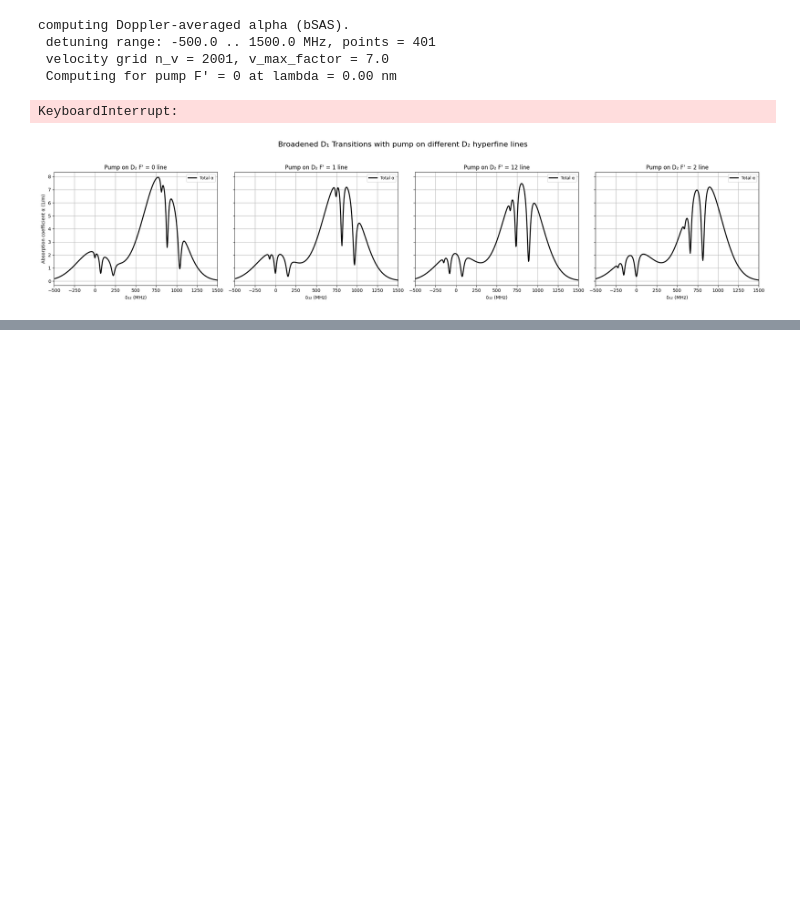
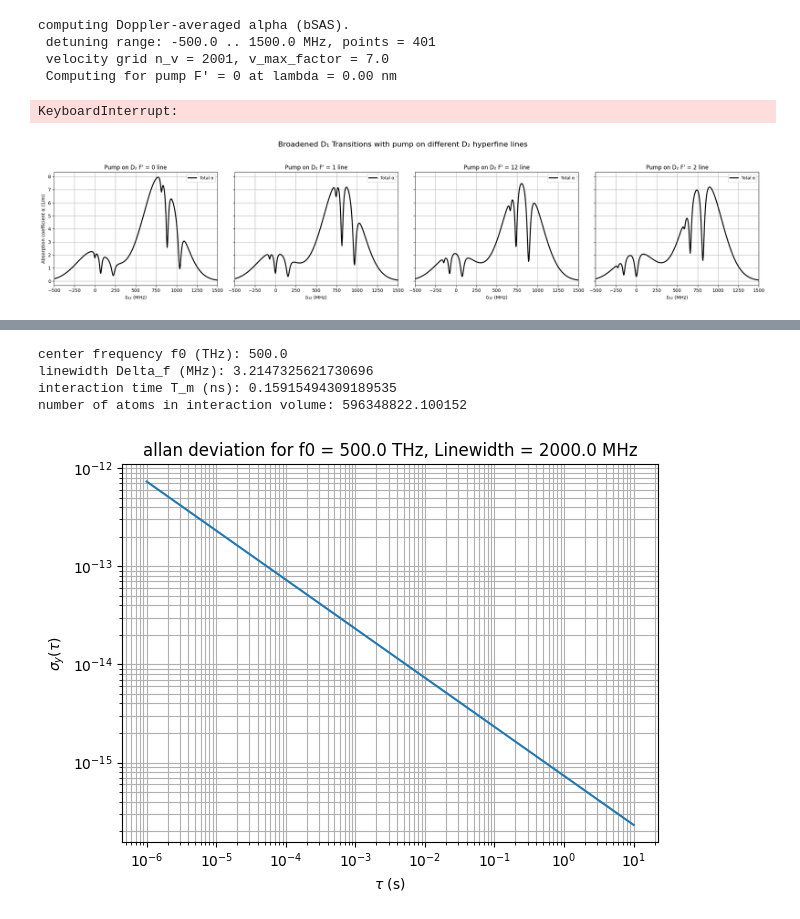
Before and after one commit to JonathanSugijanto/Bi-SAS-for-Optical-Clock, a Jupyter notebook: numeric.ipynb, the cells around one changed output, grey strips where cells are left out. Cells and saved outputs as stored; diff of their text form; code cells hidden in the pictures; blank space fills up the shorter version.

```diff
--- a/numeric.ipynb
+++ b/numeric.ipynb
@@ -2092,0 +2233,47 @@ linewidth Delta_f (MHz): 38.74
+# %%
+# custom
+CHOSEN_F0 = 3
+CHOSEN_DELTA_F = 6
+f0_array = [193e12, 300e12, 400e12, 500e12]  # Hz
+Delta_f_array = [300e3, 1e6, 30e6, 100e6, 300e6, 1e9, 2e9]  # Hz
+
+f0 = f0_array[CHOSEN_F0]  # in Hz
+Delta_f = Delta_f_array[CHOSEN_DELTA_F]  # in Hz (example value from fitted Lorentzian widths)
+
+# Delta_f =38.740e6  # in Hz (example value from fitted Lorentzian widths)
+# f0=f_D12 # in Hz
+T_m = 1/(2*np.pi*Delta_f / 2) # in seconds
+# T_m = 0.5 / (Gamma_D2 / 2 + Gamma_tr_D2)
+L_cell = 0.075   # meters (75 mm)
+number = N * np.pi * (D_D2/2)**2 * L_cell   # number of atoms in interaction volume
+print("center frequency f0 (THz):", f0/1e12)
+print("linewidth Delta_f (MHz):", (Gamma_D2 / 2 + Gamma_tr_D2) / 1e6)
+print("interaction time T_m (ns):", T_m * 1e9)
+print("number of atoms in interaction volume:", number)
+
+def sigma_y(tau):
+    return (1/(2*np.pi*f0)) * np.sqrt(1/(2*number*T_m*tau))
+
+# sigma_y against tau graph in us
+# =======================
+# Tau range (seconds)
+# =======================
+tau = np.logspace(-6, 1, 200)  # 1 us to 10 s
+
+# =======================
+# Plot
+# =======================
+plt.figure()
+plt.loglog(tau, sigma_y(tau))
+plt.xlabel(r'$\tau$ (s)')
+plt.ylabel(r'$\sigma_y(\tau)$')
+plt.grid(True, which='both')
+plt.title(f'allan deviation for f0 = {f0/1e12} THz, Linewidth = {Delta_f/1e6} MHz')
+plt.tight_layout()
+plt.show()
+# %% [output]
+center frequency f0 (THz): 500.0
+linewidth Delta_f (MHz): 3.2147325621730696
+interaction time T_m (ns): 0.15915494309189535
+number of atoms in interaction volume: 596348822.100152
+[figure, added]
```
Also changed, not shown: parts of 7 cells of this notebook, 5 other files.
